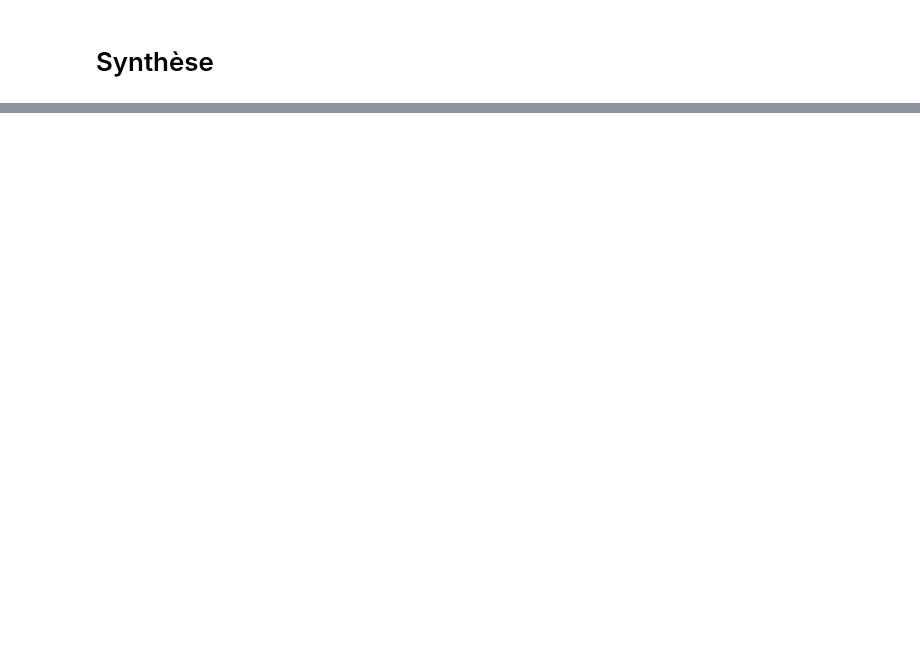
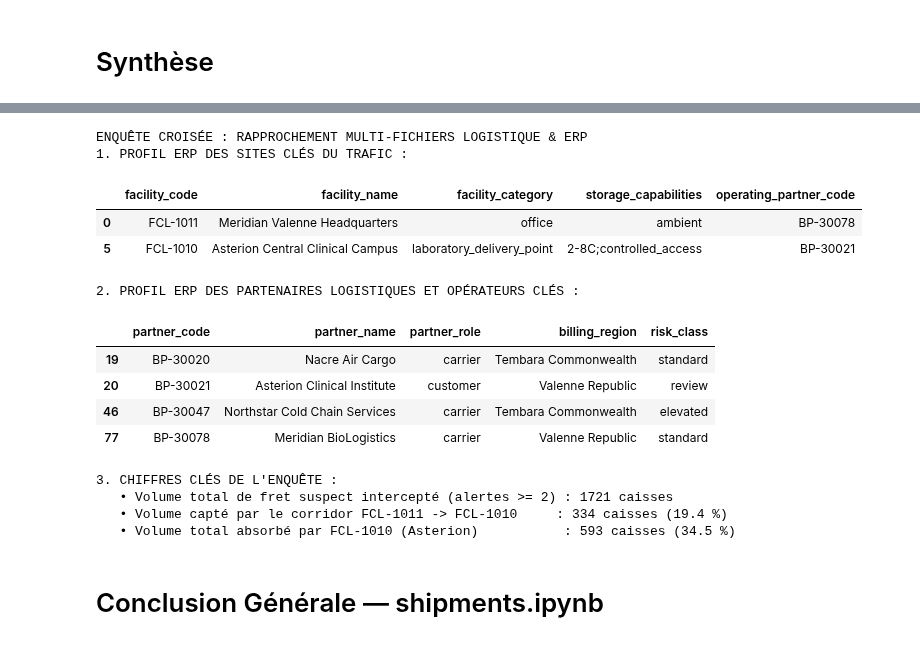
Before and after one commit to HananeDjouadi/G05-DataMining-2627, a Jupyter notebook: data/logistics/shipments.ipynb, the cells around one changed output, grey strips where cells are left out. Saved outputs shown, nothing was run; the diff lists cells and outputs as text; code cells hidden in the pictures; blank space fills up the shorter version.

```diff
--- a/data/logistics/shipments.ipynb
+++ b/data/logistics/shipments.ipynb
@@ -1914,0 +2001,54 @@ toute analyse de durée de transit ;
+# %%
+print("ENQUÊTE CROISÉE : RAPPROCHEMENT MULTI-FICHIERS LOGISTIQUE & ERP")
+
+# 1. Profil des deux sites clés dans erp_facilities
+try:
+    df_fac = pd.read_csv('../logistics/erp_facilities.csv')
+    key_facilities = df_fac[df_fac['facility_code'].isin(['FCL-1011', 'FCL-1010'])][
+        ['facility_code', 'facility_name', 'facility_category', 'storage_capabilities', 'operating_partner_code']
+    ]
+    print("1. PROFIL ERP DES SITES CLÉS DU TRAFIC :")
+    display(key_facilities)
+except Exception as e:
+    print(f"Chargement erp_facilities : {e}")
+
+# 2. Profil des partenaires transporteurs et opérateurs dans erp_business_partners
+try:
+    df_bp = pd.read_csv('../logistics/erp_business_partners.csv')
+    key_partners = df_bp[df_bp['partner_code'].isin(['BP-30047', 'BP-30020', 'BP-30021', 'BP-30078'])][
+        ['partner_code', 'partner_name', 'partner_role', 'billing_region', 'risk_class']
+    ]
+    print("\n2. PROFIL ERP DES PARTENAIRES LOGISTIQUES ET OPÉRATEURS CLÉS :")
+    display(key_partners)
+except Exception as e:
+    print(f"Chargement erp_business_partners : {e}")
+
+# 3. Synthèse chiffrée de l'impact
+anom_total_cases = anomalies_only['declared_quantity'].sum()
+fcl1011_fcl1010_cases = anomalies_only[
+    (anomalies_only['origin_facility_code'] == 'FCL-1011') &
+    (anomalies_only['destination_facility_code'] == 'FCL-1010')
+]['declared_quantity'].sum()
+
+print("\n3. CHIFFRES CLÉS DE L'ENQUÊTE :")
+print(f"   • Volume total de fret suspect intercepté (alertes >= 2) : {anom_total_cases} caisses")
+print(f"   • Volume capté par le corridor FCL-1011 -> FCL-1010     : {fcl1011_fcl1010_cases} caisses ({fcl1011_fcl1010_cases / anom_total_cases * 100:.1f} %)")
+print(f"   • Volume total absorbé par FCL-1010 (Asterion)           : 593 caisses ({593 / anom_total_cases * 100:.1f} %)")
+# %% [output]
+ENQUÊTE CROISÉE : RAPPROCHEMENT MULTI-FICHIERS LOGISTIQUE & ERP
+1. PROFIL ERP DES SITES CLÉS DU TRAFIC :
+|  | facility_code | facility_name | facility_category | storage_capabilities | operating_partner_code |
+| 0 | FCL-1011 | Meridian Valenne Headquarters | office | ambient | BP-30078 |
+| 5 | FCL-1010 | Asterion Central Clinical Campus | laboratory_delivery_point | 2-8C;controlled_access | BP-30021 |
+2. PROFIL ERP DES PARTENAIRES LOGISTIQUES ET OPÉRATEURS CLÉS :
+|  | partner_code | partner_name | partner_role | billing_region | risk_class |
+| 19 | BP-30020 | Nacre Air Cargo | carrier | Tembara Commonwealth | standard |
+| 20 | BP-30021 | Asterion Clinical Institute | customer | Valenne Republic | review |
+| 46 | BP-30047 | Northstar Cold Chain Services | carrier | Tembara Commonwealth | elevated |
+| 77 | BP-30078 | Meridian BioLogistics | carrier | Valenne Republic | standard |
+3. CHIFFRES CLÉS DE L'ENQUÊTE :
+   • Volume total de fret suspect intercepté (alertes >= 2) : 1721 caisses
+   • Volume capté par le corridor FCL-1011 -> FCL-1010     : 334 caisses (19.4 %)
+   • Volume total absorbé par FCL-1010 (Asterion)           : 593 caisses (34.5 %)
+# %% [markdown]
+# Conclusion Générale — shipments.ipynb
```
Also changed, not shown: parts of 10 cells of this notebook, 1 other file.
